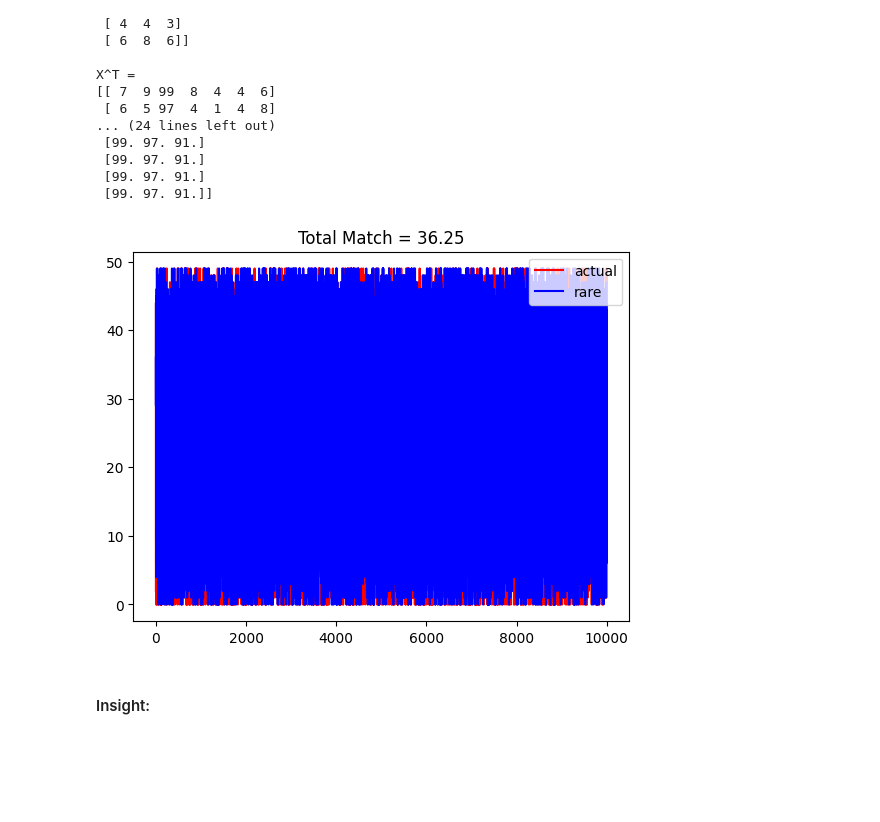
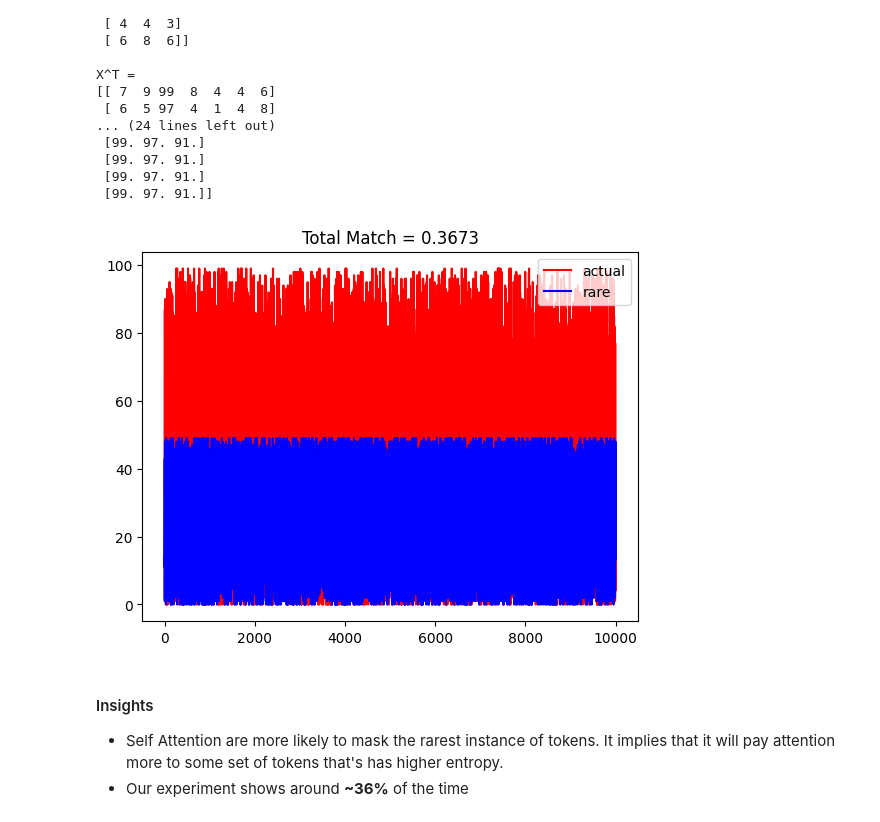
Before and after one commit to jumzzz/transformers-from-scratch, a Jupyter notebook: bishop/01-self-attention-basics.ipynb, the cells around one changed output. Saved outputs shown, nothing was run; the diff lists cells and outputs as text; code cells hidden in the pictures; blank space fills up the shorter version.

```diff
--- a/bishop/01-self-attention-basics.ipynb
+++ b/bishop/01-self-attention-basics.ipynb
@@ -211,7 +211,7 @@ rare_row_index = []
 for sample in range(10000):
 
     start_row = 0
-    end_row = 50
+    end_row = 100
 
     rare_row = np.random.randint(0, 50)
 
@@ -235,34 +235,36 @@ for sample in range(10000):
 
     col_size = 10
     tokens_list = []
 
     for i in range(0, end_row):
         if i == rare_row:
             tokens_list.append(np.random.randint(rare_low, rare_high, col_size))
         else:
             tokens_list.append(np.random.randint(typical_low, typical_high, col_size))
 
     tokens = np.array(tokens_list)
 
     res = softmax(tokens @ tokens.T) @ tokens
     actual_min_index.append(np.argmin(distance(res, tokens)))
     rare_row_index.append(rare_row)
 
 total_match = 0
 for x,y in zip(actual_min_index, rare_row_index):
     if x == y:
         total_match += 1
 
-total_sample = 100
+total_sample = len(actual_min_index)
 # np.round(total_match / 100)
 percent_match = total_match / total_sample
 
 plt.plot(np.arange(len(actual_min_index)), actual_min_index, color='red', label='actual')
 plt.plot(np.arange(len(actual_min_index)), rare_row_index, color='blue', label='rare')
 plt.title(f'Total Match = {percent_match}')
 plt.legend()
 plt.show()
 # %% [output]
-[figure, old version]
+[figure, new version]
-# %% [markdown]
-#### Insight:
+# %% [markdown]
+#### Insights
+- Self Attention are more likely to mask the rarest instance of tokens. It implies that it will pay attention more to some set of tokens that's has higher entropy.
+- Our experiment shows around **~36%** of the time
```
